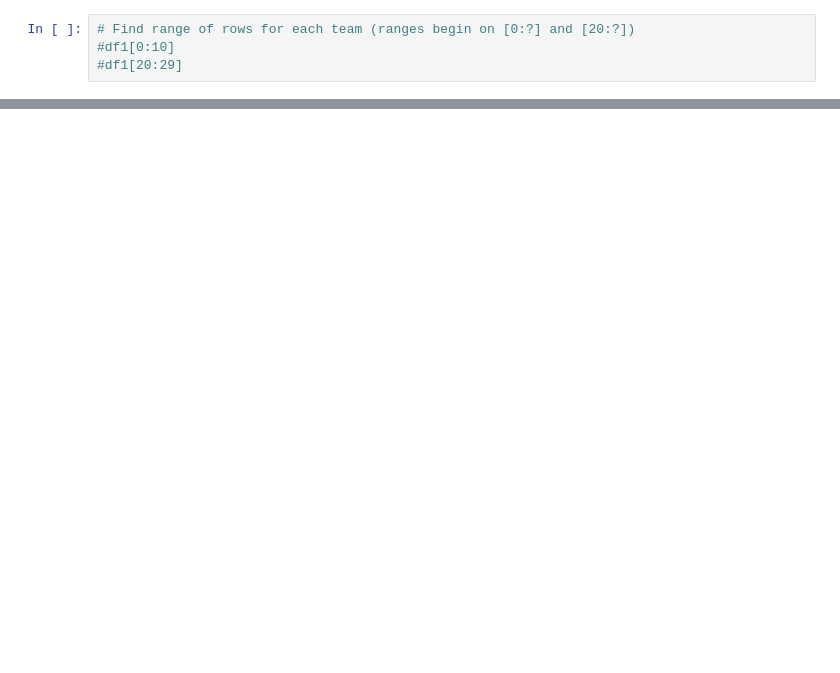
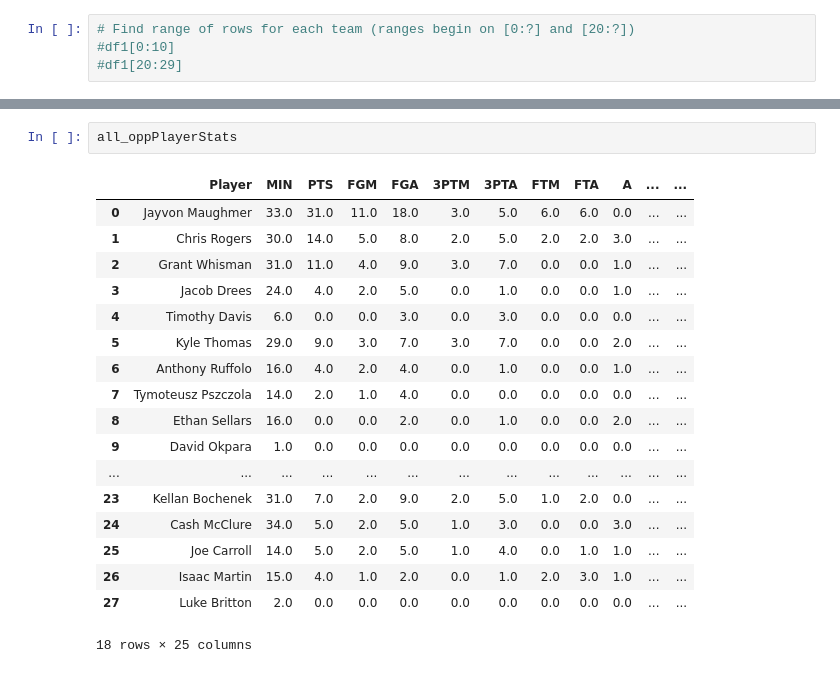
Before and after one commit to malcolmjconnor/umsl-basketball-analysis, a Jupyter notebook: notebooks/game_analysis.ipynb, the cells around one changed output, grey strips where cells are left out. Cells and saved outputs as stored; diff of their text form; blank space fills up the shorter version.

```diff
--- a/notebooks/game_analysis.ipynb
+++ b/notebooks/game_analysis.ipynb
@@ -168,0 +180,21 @@ export_to_csv(output_path, score, playerStats, oppPlayerStats)
+# %%
+all_oppPlayerStats
+# %% [output]
+|  | Player | MIN | PTS | FGM | FGA | 3PTM | 3PTA | FTM | FTA | A | ... | ... |
+| 0 | Jayvon Maughmer | 33.0 | 31.0 | 11.0 | 18.0 | 3.0 | 5.0 | 6.0 | 6.0 | 0.0 | ... | ... |
+| 1 | Chris Rogers | 30.0 | 14.0 | 5.0 | 8.0 | 2.0 | 5.0 | 2.0 | 2.0 | 3.0 | ... | ... |
+| 2 | Grant Whisman | 31.0 | 11.0 | 4.0 | 9.0 | 3.0 | 7.0 | 0.0 | 0.0 | 1.0 | ... | ... |
+| 3 | Jacob Drees | 24.0 | 4.0 | 2.0 | 5.0 | 0.0 | 1.0 | 0.0 | 0.0 | 1.0 | ... | ... |
+| 4 | Timothy Davis | 6.0 | 0.0 | 0.0 | 3.0 | 0.0 | 3.0 | 0.0 | 0.0 | 0.0 | ... | ... |
+| 5 | Kyle Thomas | 29.0 | 9.0 | 3.0 | 7.0 | 3.0 | 7.0 | 0.0 | 0.0 | 2.0 | ... | ... |
+| 6 | Anthony Ruffolo | 16.0 | 4.0 | 2.0 | 4.0 | 0.0 | 1.0 | 0.0 | 0.0 | 1.0 | ... | ... |
+| 7 | Tymoteusz Pszczola | 14.0 | 2.0 | 1.0 | 4.0 | 0.0 | 0.0 | 0.0 | 0.0 | 0.0 | ... | ... |
+| 8 | Ethan Sellars | 16.0 | 0.0 | 0.0 | 2.0 | 0.0 | 1.0 | 0.0 | 0.0 | 2.0 | ... | ... |
+| 9 | David Okpara | 1.0 | 0.0 | 0.0 | 0.0 | 0.0 | 0.0 | 0.0 | 0.0 | 0.0 | ... | ... |
+| ... | ... | ... | ... | ... | ... | ... | ... | ... | ... | ... | ... | ... |
+| 23 | Kellan Bochenek | 31.0 | 7.0 | 2.0 | 9.0 | 2.0 | 5.0 | 1.0 | 2.0 | 0.0 | ... | ... |
+| 24 | Cash McClure | 34.0 | 5.0 | 2.0 | 5.0 | 1.0 | 3.0 | 0.0 | 0.0 | 3.0 | ... | ... |
+| 25 | Joe Carroll | 14.0 | 5.0 | 2.0 | 5.0 | 1.0 | 4.0 | 0.0 | 1.0 | 1.0 | ... | ... |
+| 26 | Isaac Martin | 15.0 | 4.0 | 1.0 | 2.0 | 0.0 | 1.0 | 2.0 | 3.0 | 1.0 | ... | ... |
+| 27 | Luke Britton | 2.0 | 0.0 | 0.0 | 0.0 | 0.0 | 0.0 | 0.0 | 0.0 | 0.0 | ... | ... |
+18 rows × 25 columns
```
Also changed, not shown: parts of 9 cells of this notebook, 9 other files.
